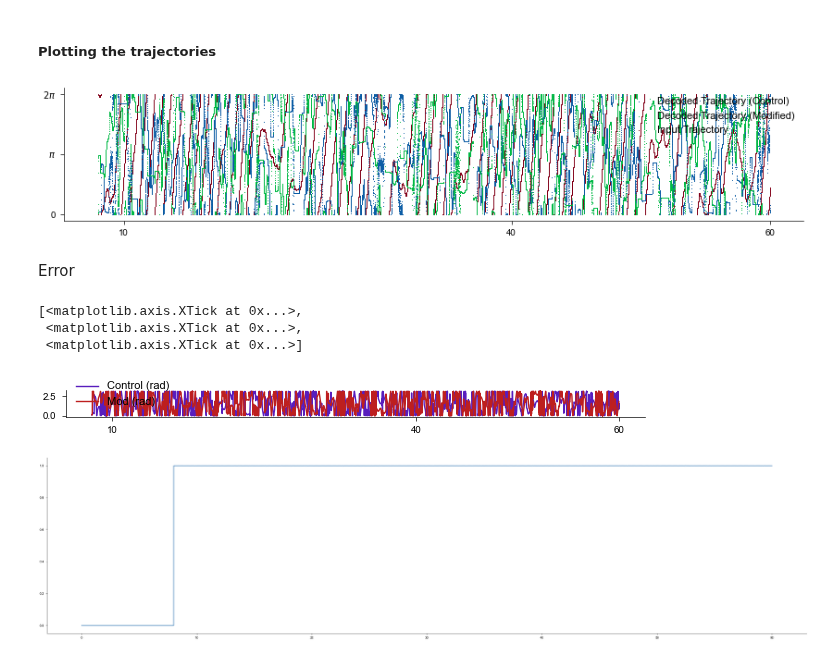
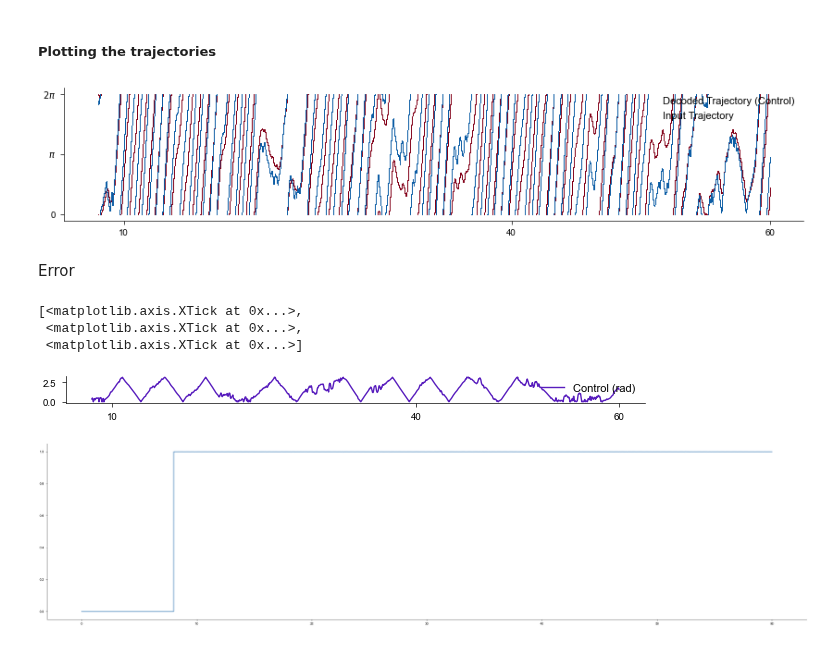
Before and after one commit to tiny-infinity/GridCellsCopy, a Jupyter notebook: analysis/notebooks/theta_analysis/gov_1.ipynb, the cells around one changed output. Saved outputs shown, nothing was run; the diff lists cells and outputs as text; code cells hidden in the pictures.

```diff
--- a/analysis/notebooks/theta_analysis/gov_1.ipynb
+++ b/analysis/notebooks/theta_analysis/gov_1.ipynb
@@ -139,7 +139,7 @@ fig,ax=plt.subplots(1,1,figsize=(10+0.313,1.87))
 ax.errorbar(x=t_s,y=c_decoded_position,yerr=c_std,ecolor=(119/255, 163/255, 201/255,0.25),fmt="none")
 ax.errorbar(x=t_s,y=m_decoded_position,yerr=m_std,ecolor=(200/255, 100/255, 69/255,0.25),fmt="none")
 lc=ax.scatter(t_s,c_decoded_position,label=f'Decoded Trajectory (Control)',zorder=2,s=0.5,linewidth=0)
-lm=ax.scatter(t_s,m_decoded_position,label=f'Decoded Trajectory (Modified)',zorder=2,s=0.5,linewidth=0)
+#lm=ax.scatter(t_s,m_decoded_position,label=f'Decoded Trajectory (Modified)',zorder=2,s=0.5,linewidth=0)
 ax.scatter(t_s,position_input,label='Input Trajectory',s=0.5,linewidth=0,c="#820018")
 ax.set_yticks(np.arange(0,2*np.pi+np.pi/2,np.pi/2))
 ax.set_yticklabels(["0","$\\pi /2$","$\\pi$","$3\\pi /2$","$2 \\pi$"])
@@ -155,26 +155,26 @@ leg=ax.legend(handles=legend_elements, loc='best',handlelength=1,fontsize=7)
 plt.legend()
 plt.show()
 # %% [output]
-[figure, old version]
+[figure, new version]
 # %% [markdown]
 Error
 # %%
 plt.style.use("analysis/config/paper.mplstyle")
 fig,ax=plt.subplots(1,1,figsize=(7.48,0.35))
 c_errs=np.abs(circular_error(c_decoded_position[1:],position_input[:-1]))
-m_errs = np.abs(circular_error(m_decoded_position[1:],position_input[:-1]))
+#m_errs = np.abs(circular_error(m_decoded_position[1:],position_input[:-1]))
 
 ax.plot(t_s[1:],c_errs,c="#581DBD",label="Control (rad)",linewidth=1)
-ax.plot(t_s[1:],m_errs,c="#BD1F1F",label="Mod (rad)",linewidth=1)
+#ax.plot(t_s[1:],m_errs,c="#BD1F1F",label="Mod (rad)",linewidth=1)
 plt.legend()
 plt.draw()
 xticks = ax.get_xticks()
 ax.set_xticks([xticks[1],xticks[int(len(xticks)/2)], xticks[-2]])
 # %% [output]
 [<matplotlib.axis.XTick at 0x...>,
  <matplotlib.axis.XTick at 0x...>,
  <matplotlib.axis.XTick at 0x...>]
-[figure, old version]
+[figure, new version]
 # %%
 dc_input = m_traj.intrnrn_dc
 time_arr = np.linspace(0,60,2400001)
```
Also changed, not shown: parts of 1 cell of this notebook, 8 other files.
